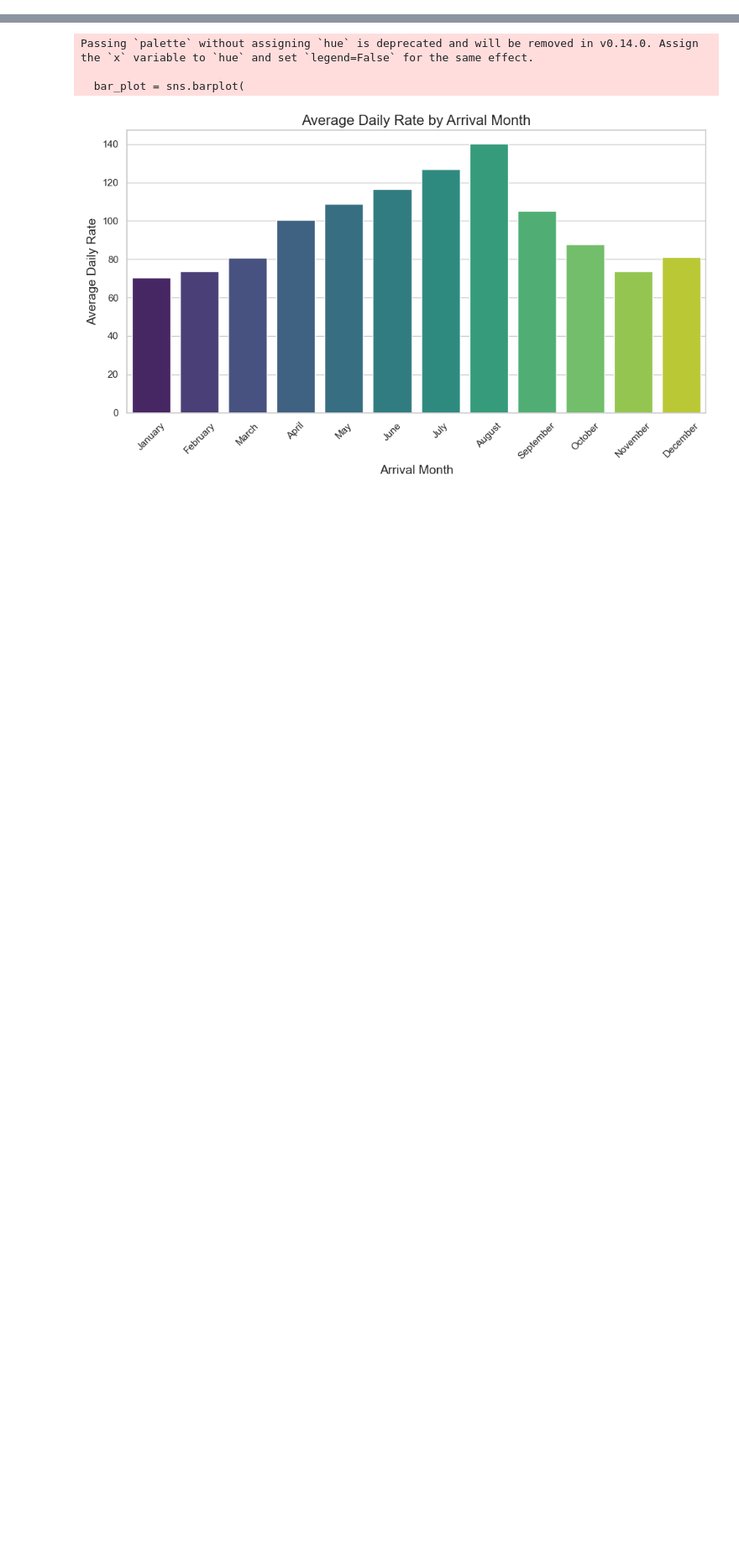
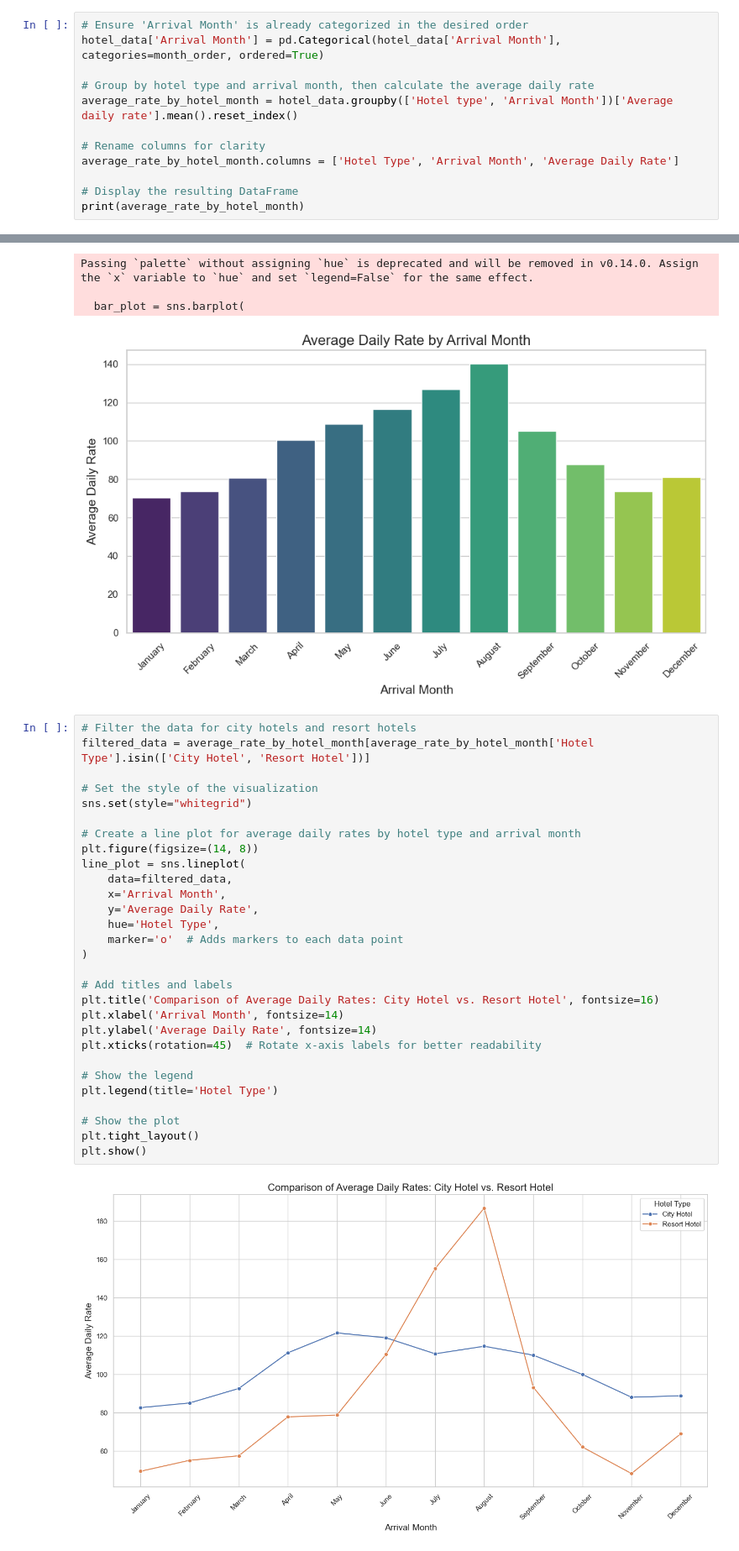
Before and after one commit to Kathyvng/Project1_Group6, a Jupyter notebook: Kathy_Analysis/Hotel_Price_Fluctuations.ipynb, the cells around one changed output, grey strips where cells are left out. Shown: that part at 84% size. Drawn from its saved outputs; the diff is of its cells as text; blank space fills up the shorter version.

```diff
--- a/Kathy_Analysis/Hotel_Price_Fluctuations.ipynb
+++ b/Kathy_Analysis/Hotel_Price_Fluctuations.ipynb
@@ -418,0 +352,12 @@ highest_adr_countries
+# %%
+# Ensure 'Arrival Month' is already categorized in the desired order
+hotel_data['Arrival Month'] = pd.Categorical(hotel_data['Arrival Month'], categories=month_order, ordered=True)
+
+# Group by hotel type and arrival month, then calculate the average daily rate
+average_rate_by_hotel_month = hotel_data.groupby(['Hotel type', 'Arrival Month'])['Average daily rate'].mean().reset_index()
+
+# Rename columns for clarity
+average_rate_by_hotel_month.columns = ['Hotel Type', 'Arrival Month', 'Average Daily Rate']
+
+# Display the resulting DataFrame
+print(average_rate_by_hotel_month)
@@ -599,3 +566,34 @@ Passing `palette` without assigning `hue` is deprecated and will be removed in v
 
   bar_plot = sns.barplot(
 [figure]
+# %%
+# Filter the data for city hotels and resort hotels
+filtered_data = average_rate_by_hotel_month[average_rate_by_hotel_month['Hotel Type'].isin(['City Hotel', 'Resort Hotel'])]
+
+# Set the style of the visualization
+sns.set(style="whitegrid")
+
+# Create a line plot for average daily rates by hotel type and arrival month
+plt.figure(figsize=(14, 8))
+line_plot = sns.lineplot(
+    data=filtered_data,
+    x='Arrival Month',
+    y='Average Daily Rate',
+    hue='Hotel Type',
+    marker='o'  # Adds markers to each data point
+)
+
+# Add titles and labels
+plt.title('Comparison of Average Daily Rates: City Hotel vs. Resort Hotel', fontsize=16)
+plt.xlabel('Arrival Month', fontsize=14)
+plt.ylabel('Average Daily Rate', fontsize=14)
+plt.xticks(rotation=45)  # Rotate x-axis labels for better readability
+
+# Show the legend
+plt.legend(title='Hotel Type')
+
+# Show the plot
+plt.tight_layout()
+plt.show()
+# %% [output]
+[figure, added]
```
Also changed, not shown: parts of 9 cells of this notebook.
